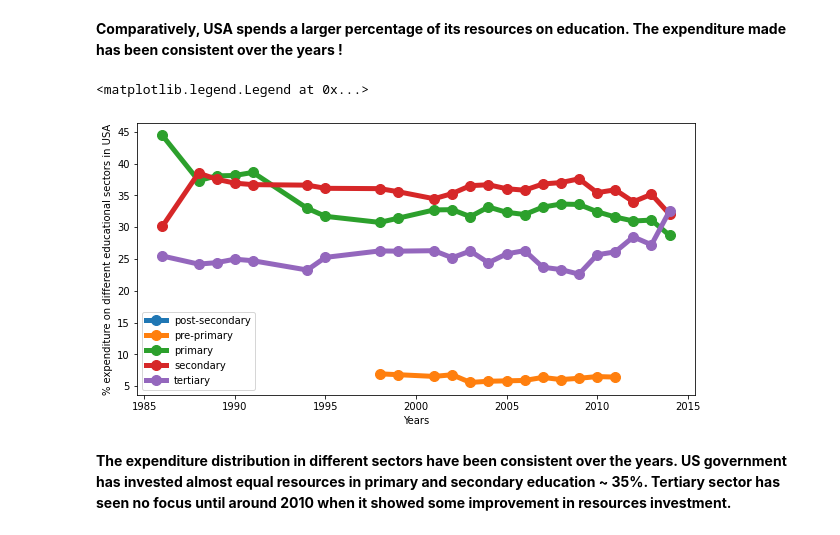
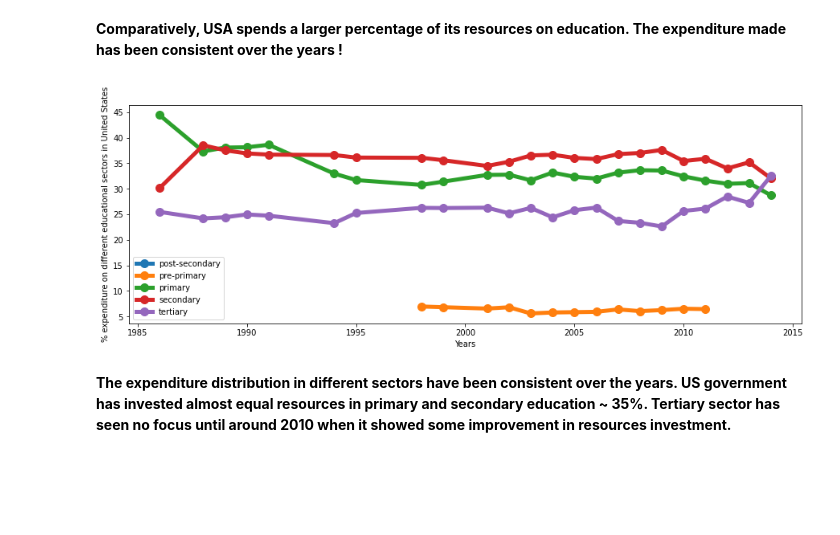
Before and after one commit to SmrutiRanjan27/worldbank-global-education-analysis, a Jupyter notebook: Smruti_Ranjan_WorldBank_Global_Education_Analysis.ipynb, the cells around one changed output. Cells and saved outputs as stored; diff of their text form; code cells hidden in the pictures; blank space fills up the shorter version.

```diff
--- a/Smruti_Ranjan_WorldBank_Global_Education_Analysis.ipynb
+++ b/Smruti_Ranjan_WorldBank_Global_Education_Analysis.ipynb
@@ -600,29 +609,9 @@ Text(0, 0.5, '% govt. expenditure on education in USA')
 [figure]
 # %% [markdown]
 **Comparatively, USA spends a larger percentage of its resources on education. The expenditure made has been consistent over the years !**
-# %%
-# Now lets see on which sector of education does USA government spends most of its expenditure on in various years
-params = [ 'Expenditure on post-secondary non-tertiary as % of government expenditure on education (%)',
- 'Expenditure on pre-primary as % of government expenditure on education (%)',
- 'Expenditure on primary as % of government expenditure on education (%)',
- 'Expenditure on secondary as % of government expenditure on education (%)',
- 'Expenditure on tertiary as % of government expenditure on education (%)']
-
-for param in params:
-  df = df_stats_us[df_stats_us['Indicator Name']==param]
-  df = df.dropna(axis=1)
-  cols2 = np.array(df.columns.values[4:],dtype=int)
-  args = np.argsort(cols2)
-  cols2 = cols2[args]
-  values2 = df.iloc[:,4:].values[0][args]
-  plt.plot(cols2,values2,'.-',label=param.split()[2],linewidth=5,markersize=20)
-
-plt.rcParams['figure.figsize'] = (10,5)
-plt.xlabel('Years')
-plt.ylabel('% expenditure on different educational sectors in USA')
-plt.legend(loc='best')
-# %% [output]
-<matplotlib.legend.Legend at 0x...>
-[figure, removed]
+# %%
+expenditure_stats(df_stats,'United States')
+# %% [output]
+[figure, added]
 # %% [markdown]
 **The expenditure distribution in different sectors have been consistent over the years. US government has invested almost equal resources in primary and secondary education ~ 35%. Tertiary sector has seen no focus until around 2010 when it showed some improvement in resources investment.**
```
Also changed, not shown: parts of 14 cells of this notebook.
